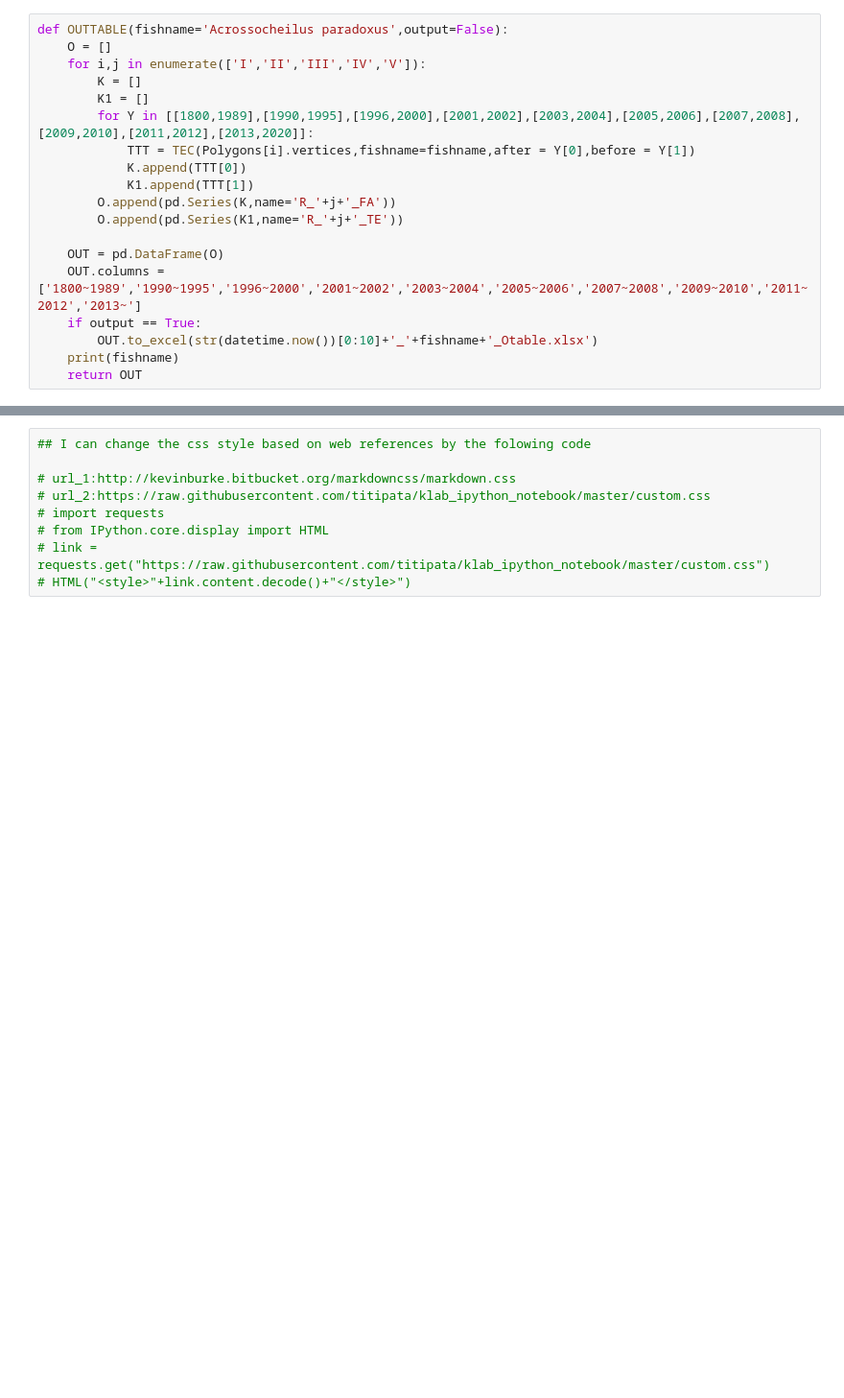
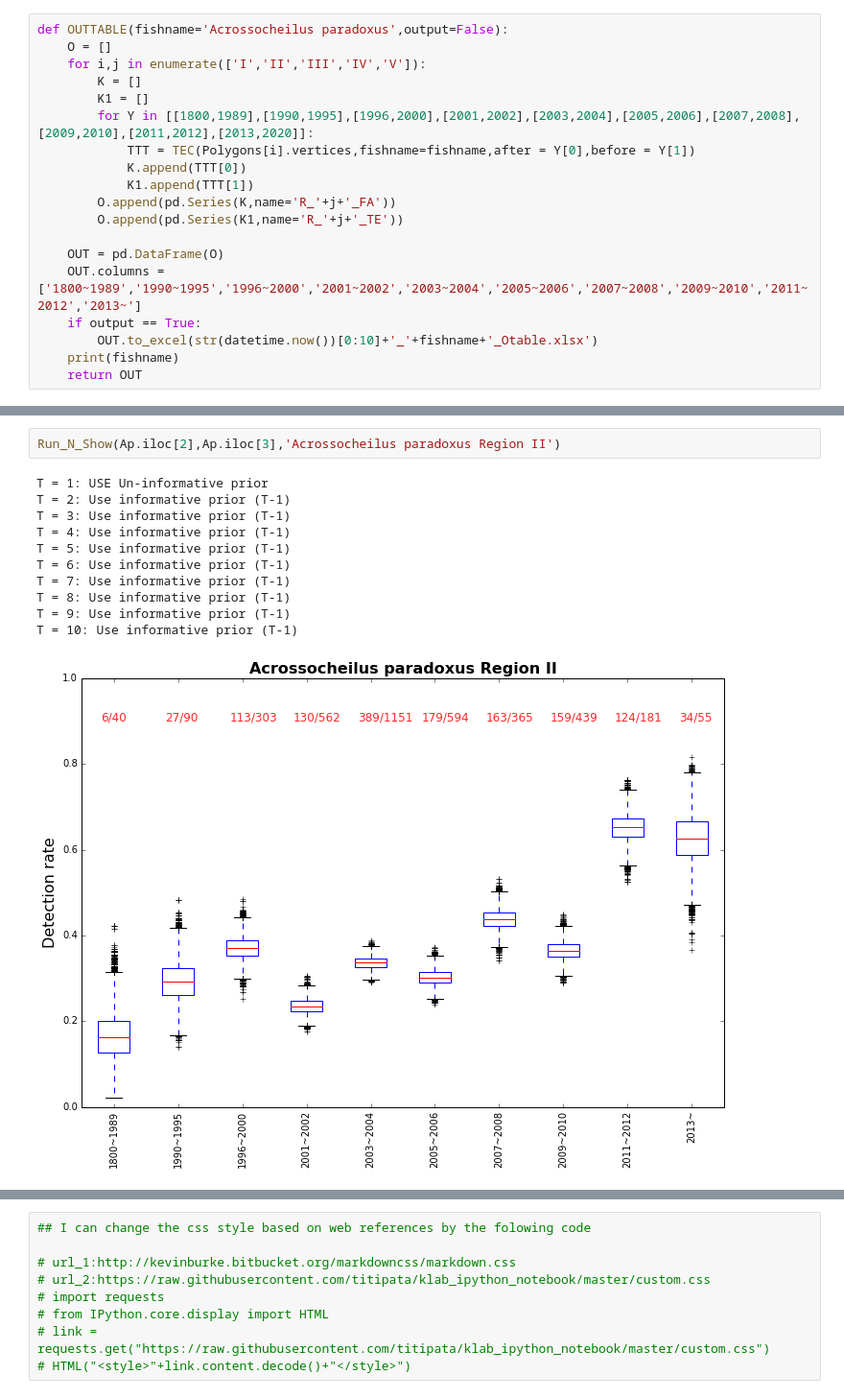
Before and after one commit to even311379/NaitiveInvasiveFish, a Jupyter notebook: NIFWFA.ipynb, the cells around one changed output, grey strips where cells are left out. Shown: that part at 96% size. Saved outputs shown, nothing was run; the diff lists cells and outputs as text; blank space fills up the shorter version.

```diff
--- a/NIFWFA.ipynb
+++ b/NIFWFA.ipynb
@@ -145,0 +268,14 @@ Rhinogobius candidianus
+# %%
+Run_N_Show(Ap.iloc[2],Ap.iloc[3],'Acrossocheilus paradoxus Region II')
+# %% [output]
+T = 1: USE Un-informative prior
+T = 2: Use informative prior (T-1)
+T = 3: Use informative prior (T-1)
+T = 4: Use informative prior (T-1)
+T = 5: Use informative prior (T-1)
+T = 6: Use informative prior (T-1)
+T = 7: Use informative prior (T-1)
+T = 8: Use informative prior (T-1)
+T = 9: Use informative prior (T-1)
+T = 10: Use informative prior (T-1)
+[figure, added]
```
Also changed, not shown: parts of 24 cells of this notebook.
